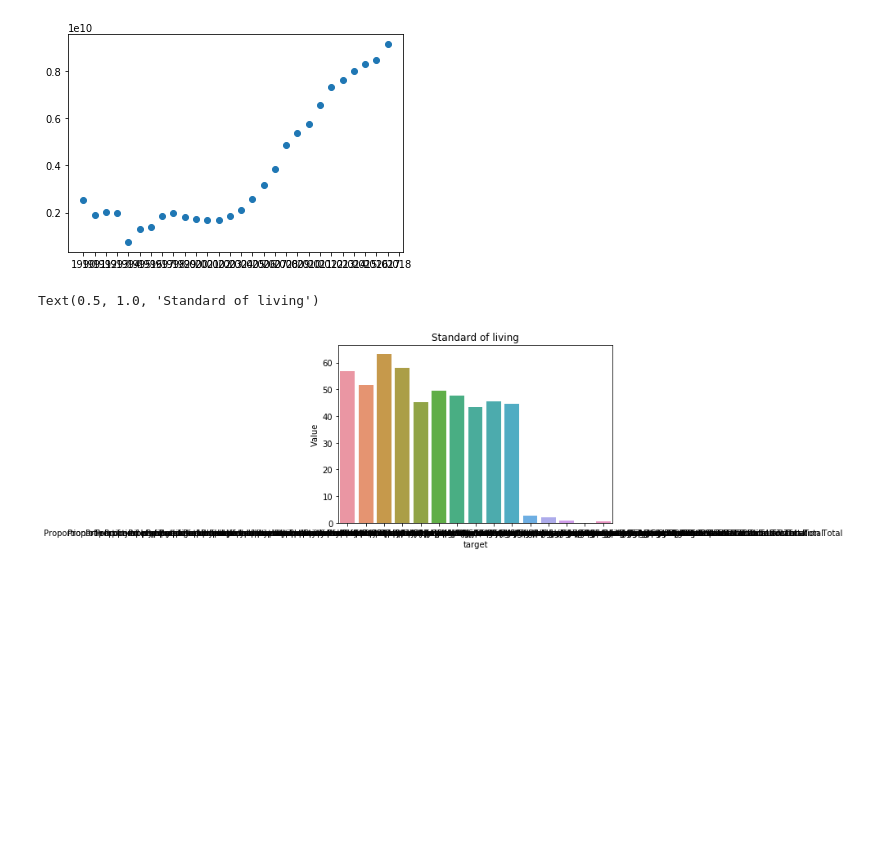
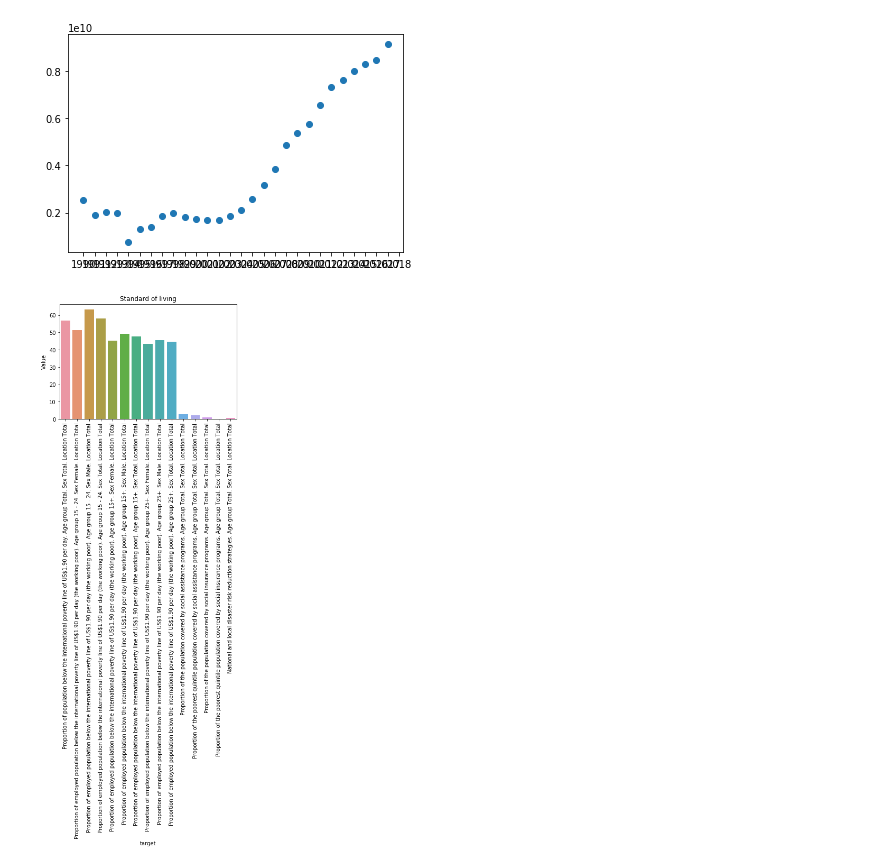
Before and after one commit to OmolaraAdisa/Omolara_capstone_project, a Jupyter notebook: Standard of living.ipynb, the cells around one changed output. Saved outputs shown, nothing was run; the diff lists cells and outputs as text; code cells hidden in the pictures; blank space fills up the shorter version.

```diff
--- a/Standard of living.ipynb
+++ b/Standard of living.ipynb
@@ -407,12 +400,12 @@ plt.scatter(years, gdp)
 <matplotlib.collections.PathCollection at 0x...>
 [figure]
 # %%
-
 visual = sns.barplot(x = 'target', y = 'Value', data=Goal1, ci = None)
 visual.set_title('Standard of living')
+for label in visual.get_xticklabels():
+    label.set_rotation(90)
 # %% [output]
-Text(0.5, 1.0, 'Standard of living')
-[figure, old version]
+[figure, new version]
 # %%
 visual = sns.barplot(x = 'target', y = 'Value', data=Goal2, ci = None)
 visual.set_title('Standard of living')
```
Also changed, not shown: parts of 3 cells of this notebook.
